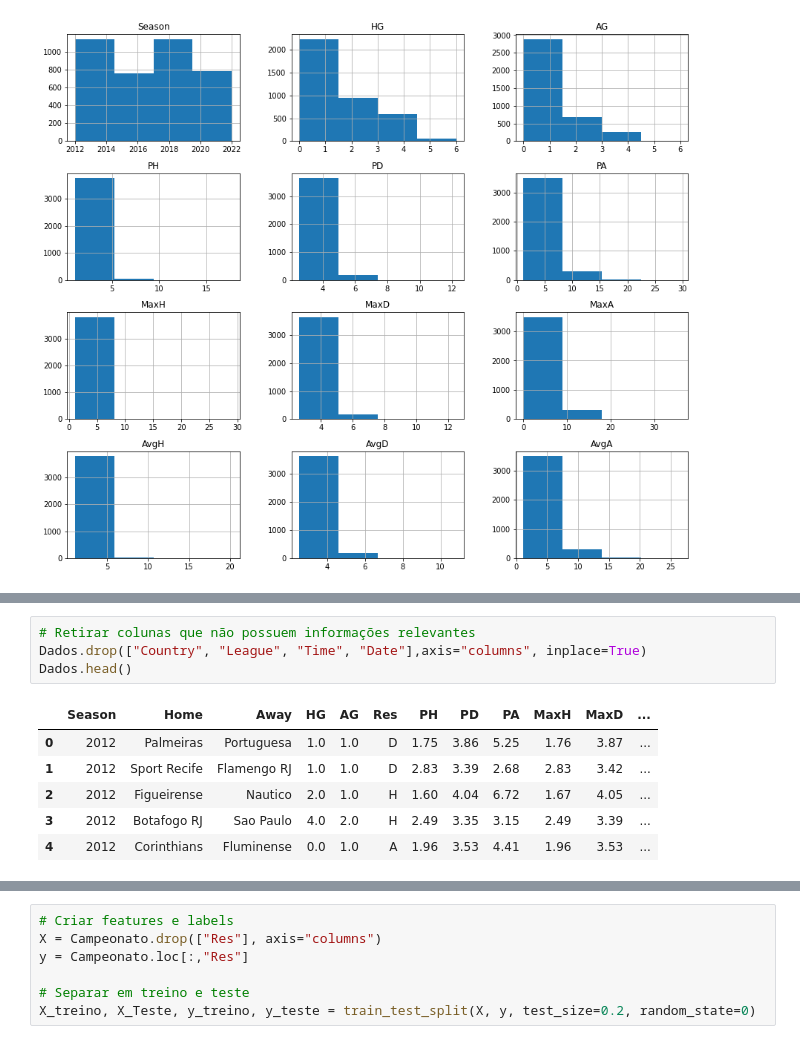
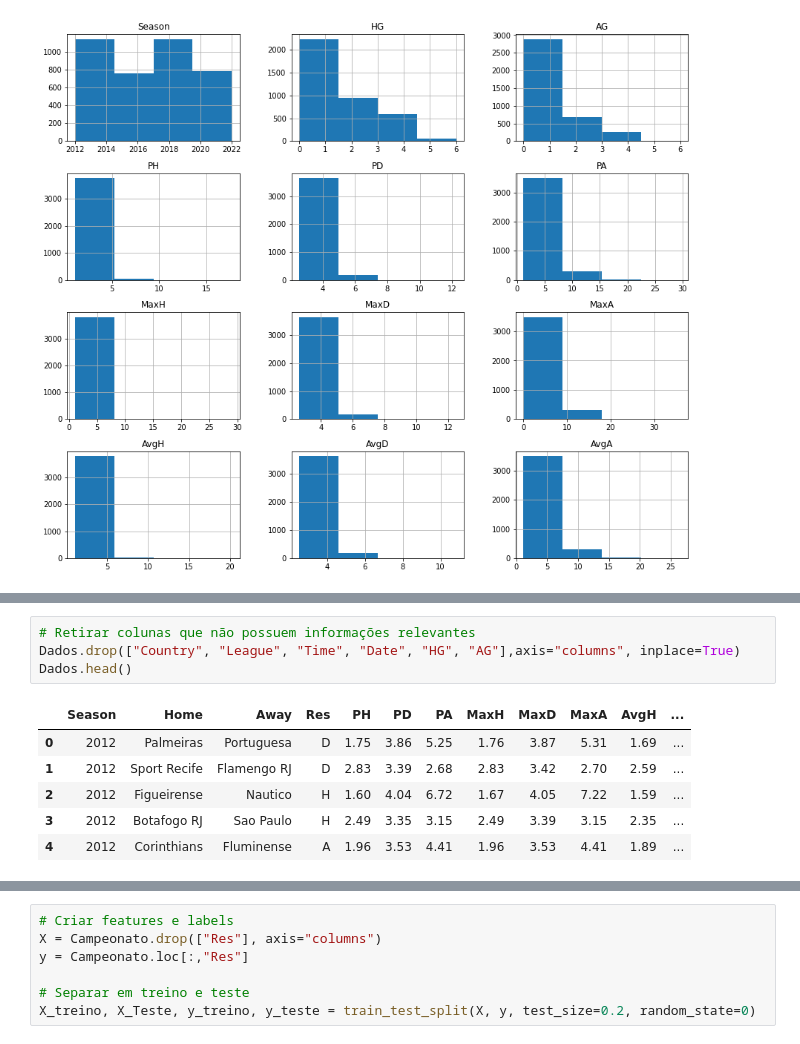
Before and after one commit to thcoelho/Campeonato_Brasileiro, a Jupyter notebook: Serie_A_Odds.ipynb, the cells around one changed output, grey strips where cells are left out. Saved outputs shown, nothing was run; the diff lists cells and outputs as text.

```diff
--- a/Campeonato_Brasileiro.ipynb
+++ b/Serie_A_Odds.ipynb
@@ -72,14 +66,14 @@ heatmap(Dados.corr(), square=True, linewidths=4, center=0, cmap="YlGnBu")
 # %%
 # Retirar colunas que não possuem informações relevantes
-Dados.drop(["Country", "League", "Time", "Date"],axis="columns", inplace=True)
+Dados.drop(["Country", "League", "Time", "Date", "HG", "AG"],axis="columns", inplace=True)
 Dados.head()
 # %% [output]
-|  | Season | Home | Away | HG | AG | Res | PH | PD | PA | MaxH | MaxD | ... |
-| 0 | 2012 | Palmeiras | Portuguesa | 1.0 | 1.0 | D | 1.75 | 3.86 | 5.25 | 1.76 | 3.87 | ... |
-| 1 | 2012 | Sport Recife | Flamengo RJ | 1.0 | 1.0 | D | 2.83 | 3.39 | 2.68 | 2.83 | 3.42 | ... |
-| 2 | 2012 | Figueirense | Nautico | 2.0 | 1.0 | H | 1.60 | 4.04 | 6.72 | 1.67 | 4.05 | ... |
-| 3 | 2012 | Botafogo RJ | Sao Paulo | 4.0 | 2.0 | H | 2.49 | 3.35 | 3.15 | 2.49 | 3.39 | ... |
-| 4 | 2012 | Corinthians | Fluminense | 0.0 | 1.0 | A | 1.96 | 3.53 | 4.41 | 1.96 | 3.53 | ... |
+|  | Season | Home | Away | Res | PH | PD | PA | MaxH | MaxD | MaxA | AvgH | ... |
+| 0 | 2012 | Palmeiras | Portuguesa | D | 1.75 | 3.86 | 5.25 | 1.76 | 3.87 | 5.31 | 1.69 | ... |
+| 1 | 2012 | Sport Recife | Flamengo RJ | D | 2.83 | 3.39 | 2.68 | 2.83 | 3.42 | 2.70 | 2.59 | ... |
+| 2 | 2012 | Figueirense | Nautico | H | 1.60 | 4.04 | 6.72 | 1.67 | 4.05 | 7.22 | 1.59 | ... |
+| 3 | 2012 | Botafogo RJ | Sao Paulo | H | 2.49 | 3.35 | 3.15 | 2.49 | 3.39 | 3.15 | 2.35 | ... |
+| 4 | 2012 | Corinthians | Fluminense | A | 1.96 | 3.53 | 4.41 | 1.96 | 3.53 | 4.41 | 1.89 | ... |
 # %%
 # Pegar dados pra uma temporada só
 temporada = 2020
```
Also changed, not shown: parts of 8 cells of this notebook, 2 other files.
